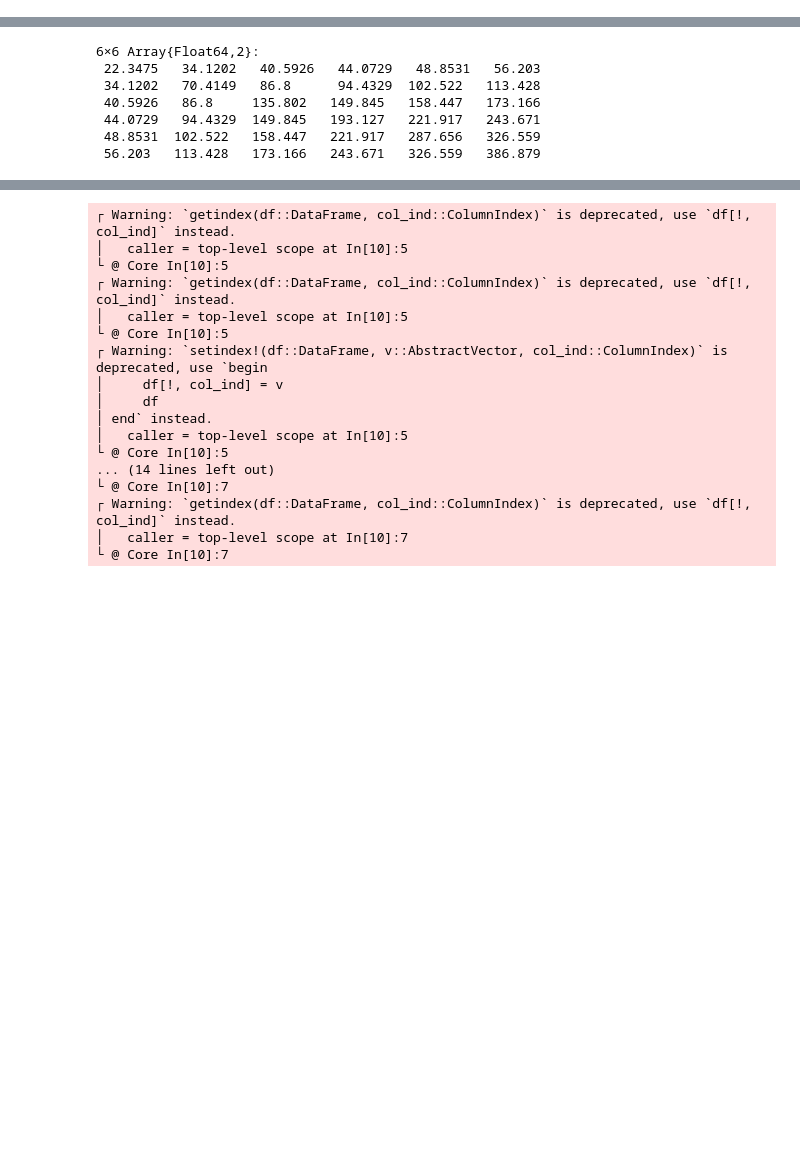
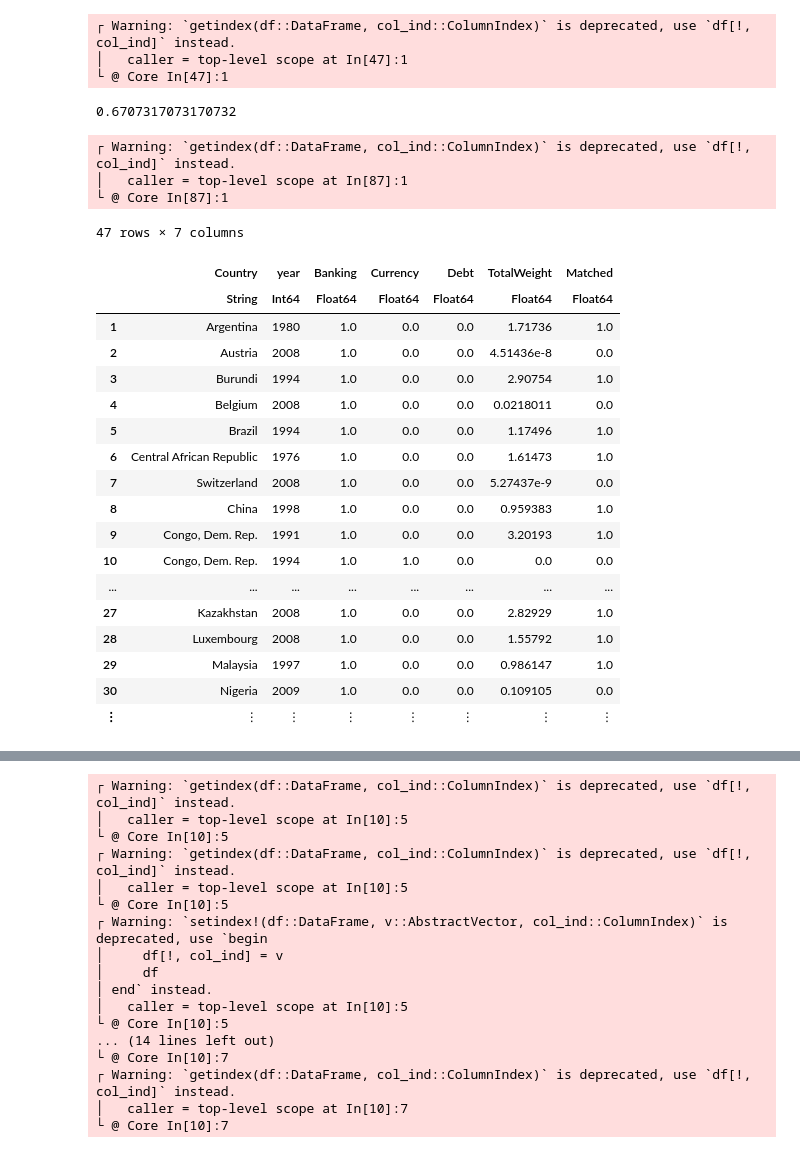
Before and after one commit to kevinkuruc/IMFCrises, a Jupyter notebook: Code/JuliaFiles/Run_Analysis.ipynb, the cells around one changed output, grey strips where cells are left out. Cells and saved outputs as stored; diff of their text form; code cells hidden in the pictures; blank space fills up the shorter version.

```diff
--- a/Code/JuliaFiles/Run_Analysis.ipynb
+++ b/Code/JuliaFiles/Run_Analysis.ipynb
@@ -228,3 +235,35 @@ Finished El Salvador
+# %%
+size(Stabilization_Loans[Stabilization_Loans[:AmountDrawnPercentAgreed].<1, :],1)/size(Stabilization_Loans, 1)
+# %% [output]
+┌ Warning: `getindex(df::DataFrame, col_ind::ColumnIndex)` is deprecated, use `df[!, col_ind]` instead.
+│   caller = top-level scope at In[47]:1
+└ @ Core In[47]:1
+0.6707317073170732
+# %%
+NoIMFCrisesForTable[NoIMFCrisesForTable[:Banking].==1,:]
+# %% [output]
+┌ Warning: `getindex(df::DataFrame, col_ind::ColumnIndex)` is deprecated, use `df[!, col_ind]` instead.
+│   caller = top-level scope at In[87]:1
+└ @ Core In[87]:1
+47 rows × 7 columns
+|  | Country | year | Banking | Currency | Debt | TotalWeight | Matched |
+|  | String | Int64 | Float64 | Float64 | Float64 | Float64 | Float64 |
+| 1 | Argentina | 1980 | 1.0 | 0.0 | 0.0 | 1.71736 | 1.0 |
+| 2 | Austria | 2008 | 1.0 | 0.0 | 0.0 | 4.51436e-8 | 0.0 |
+| 3 | Burundi | 1994 | 1.0 | 0.0 | 0.0 | 2.90754 | 1.0 |
+| 4 | Belgium | 2008 | 1.0 | 0.0 | 0.0 | 0.0218011 | 0.0 |
+| 5 | Brazil | 1994 | 1.0 | 0.0 | 0.0 | 1.17496 | 1.0 |
+| 6 | Central African Republic | 1976 | 1.0 | 0.0 | 0.0 | 1.61473 | 1.0 |
+| 7 | Switzerland | 2008 | 1.0 | 0.0 | 0.0 | 5.27437e-9 | 0.0 |
+| 8 | China | 1998 | 1.0 | 0.0 | 0.0 | 0.959383 | 1.0 |
+| 9 | Congo, Dem. Rep. | 1991 | 1.0 | 0.0 | 0.0 | 3.20193 | 1.0 |
+| 10 | Congo, Dem. Rep. | 1994 | 1.0 | 1.0 | 0.0 | 0.0 | 0.0 |
+| ... | ... | ... | ... | ... | ... | ... | ... |
+| 27 | Kazakhstan | 2008 | 1.0 | 0.0 | 0.0 | 2.82929 | 1.0 |
+| 28 | Luxembourg | 2008 | 1.0 | 0.0 | 0.0 | 1.55792 | 1.0 |
+| 29 | Malaysia | 1997 | 1.0 | 0.0 | 0.0 | 0.986147 | 1.0 |
+| 30 | Nigeria | 2009 | 1.0 | 0.0 | 0.0 | 0.109105 | 0.0 |
+| ⋮ | ⋮ | ⋮ | ⋮ | ⋮ | ⋮ | ⋮ | ⋮ |
 # %%
 include("RunningPlacebos_Levels.jl")
 include("GenSynthetics_NLopt.jl")
@@ -321,13 +360,3 @@ Finished Paraguay
 │ 62  │ Synthetic Paraguay    │ 1984  │ 3035.89  │ 3107.09  │ 3222.59  │
 │ 63  │ Synthetic Paraguay    │ 1989  │ 2995.43  │ 3064.41  │ 3151.97  │
 │ 64  │ Synthetic Paraguay    │ 1995  │ 3489.49  │ 3525.41  │ 3617.35  │)
-# %%
-NullCovariance
-# %% [output]
-6×6 Array{Float64,2}:
- 22.3475   34.1202   40.5926   44.0729   48.8531   56.203
- 34.1202   70.4149   86.8      94.4329  102.522   113.428
- 40.5926   86.8     135.802   149.845   158.447   173.166
- 44.0729   94.4329  149.845   193.127   221.917   243.671
- 48.8531  102.522   158.447   221.917   287.656   326.559
- 56.203   113.428   173.166   243.671   326.559   386.879
```
Also changed, not shown: parts of 6 cells of this notebook, 39 other files.
